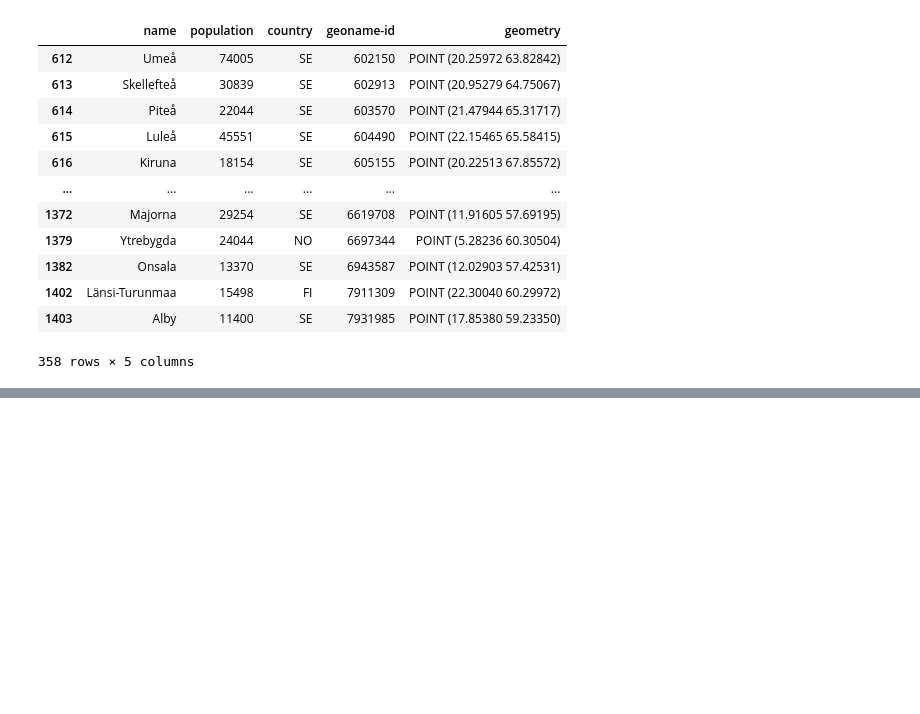
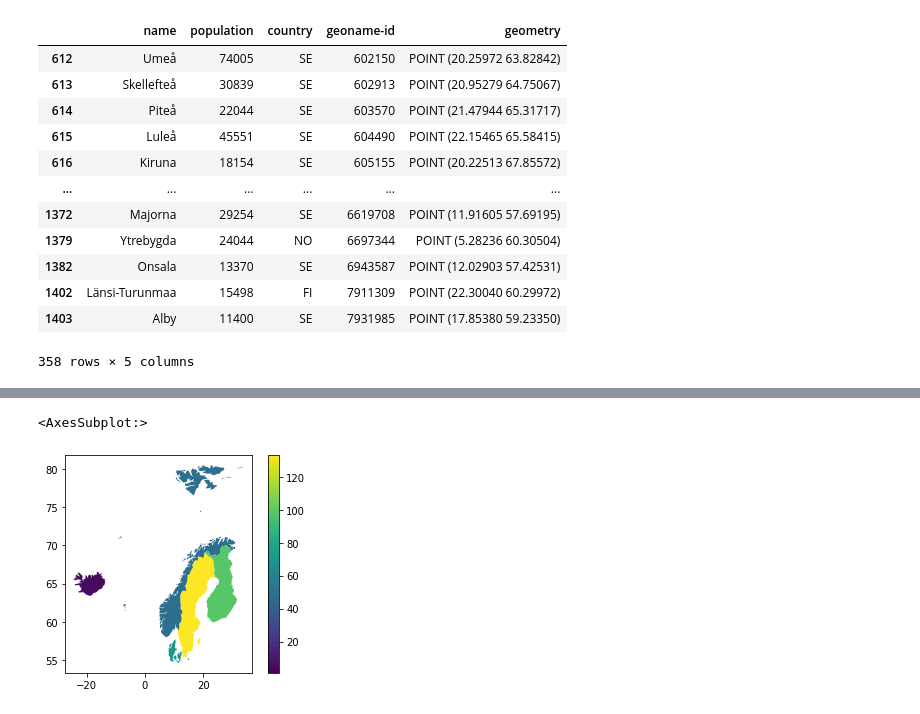
Before and after one commit to carmengg/eds-220-book, a Jupyter notebook: lectures/lesson-10-choropleth-map.ipynb, the cells around one changed output, grey strips where cells are left out. Saved outputs shown, nothing was run; the diff lists cells and outputs as text; code cells hidden in the pictures; blank space fills up the shorter version.

```diff
--- a/lectures/lesson-10-choropleth-map.ipynb
+++ b/lectures/lesson-10-choropleth-map.ipynb
@@ -189,2 +200,8 @@ plt.show()
+# %%
+scandi_countries.plot(column='n_communities',
+                      legend=True)
+# %% [output]
+<AxesSubplot:>
+[figure, added]
 # %%
 fig, ax = plt.subplots(figsize=(10, 10))
```
Also changed, not shown: parts of 5 cells of this notebook, 1 other file.
